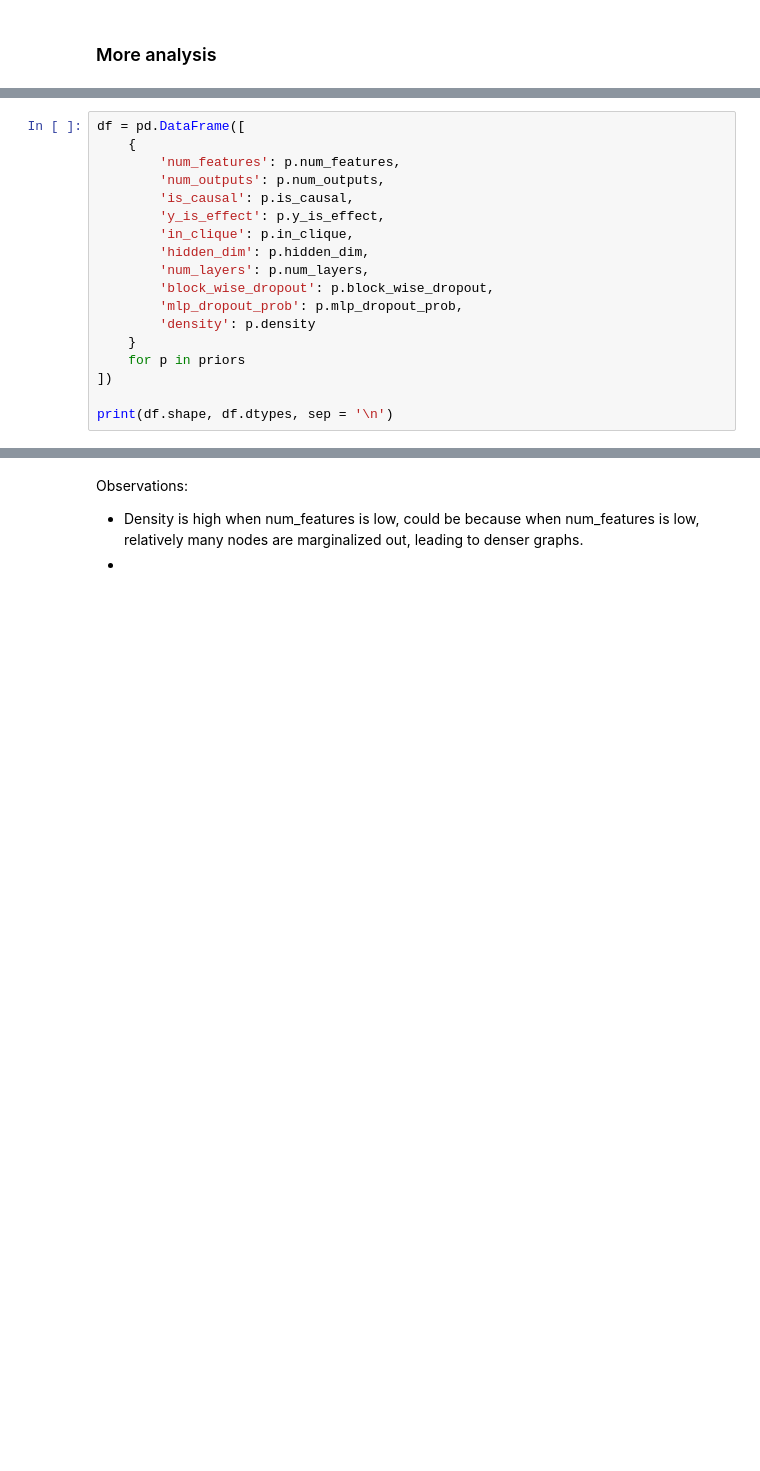
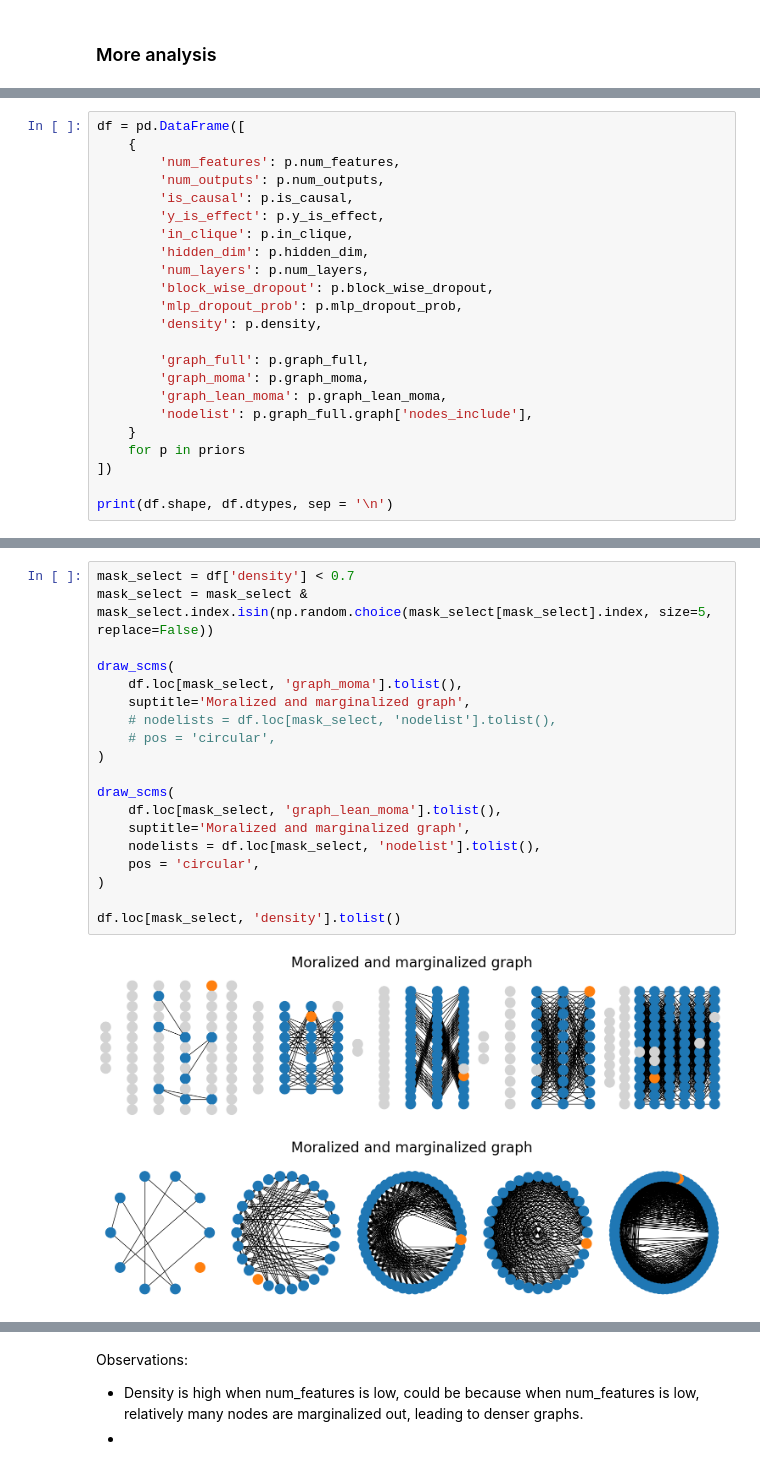
Before and after one commit to elidub/tabicl, a Jupyter notebook: notebooks/5-prior_hparams_analysis.ipynb, the cells around one changed output, grey strips where cells are left out. Saved outputs shown, nothing was run; the diff lists cells and outputs as text; blank space fills up the shorter version.

Commit message:
minor graph (generation and analys) qol improvs

```diff
--- a/notebooks/5-prior_hparams_analysis.ipynb
+++ b/notebooks/5-prior_hparams_analysis.ipynb
@@ -184,7 +217,12 @@ df = pd.DataFrame([
         'num_layers': p.num_layers,
         'block_wise_dropout': p.block_wise_dropout,
         'mlp_dropout_prob': p.mlp_dropout_prob,
-        'density': p.density
+        'density': p.density,
+
+        'graph_full': p.graph_full,
+        'graph_moma': p.graph_moma,
+        'graph_lean_moma': p.graph_lean_moma,
+        'nodelist': p.graph_full.graph['nodes_include'],
     }
     for p in priors
 ])
@@ -192,0 +248,22 @@ print(df.shape, df.dtypes, sep = '\n')
+# %%
+mask_select = df['density'] < 0.7
+mask_select = mask_select & mask_select.index.isin(np.random.choice(mask_select[mask_select].index, size=5, replace=False))
+
+draw_scms(
+    df.loc[mask_select, 'graph_moma'].tolist(),
+    suptitle='Moralized and marginalized graph',
+    # nodelists = df.loc[mask_select, 'nodelist'].tolist(),
+    # pos = 'circular',
+)
+
+draw_scms(
+    df.loc[mask_select, 'graph_lean_moma'].tolist(),
+    suptitle='Moralized and marginalized graph',
+    nodelists = df.loc[mask_select, 'nodelist'].tolist(),
+    pos = 'circular',
+)
+
+df.loc[mask_select, 'density'].tolist()
+# %% [output]
+[figure, added]
+[figure, added]
```
Also changed, not shown: parts of 15 cells of this notebook, 2 other files.
